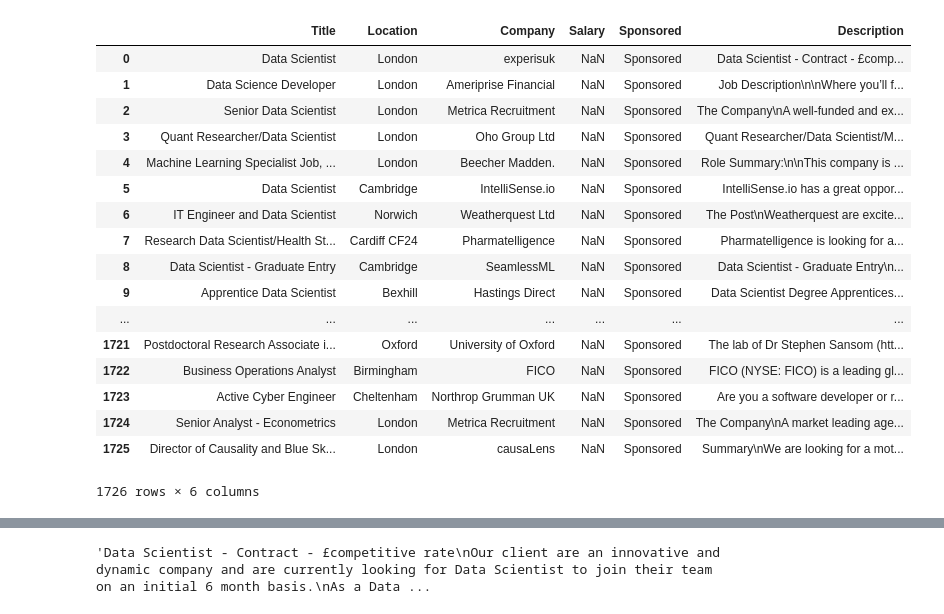
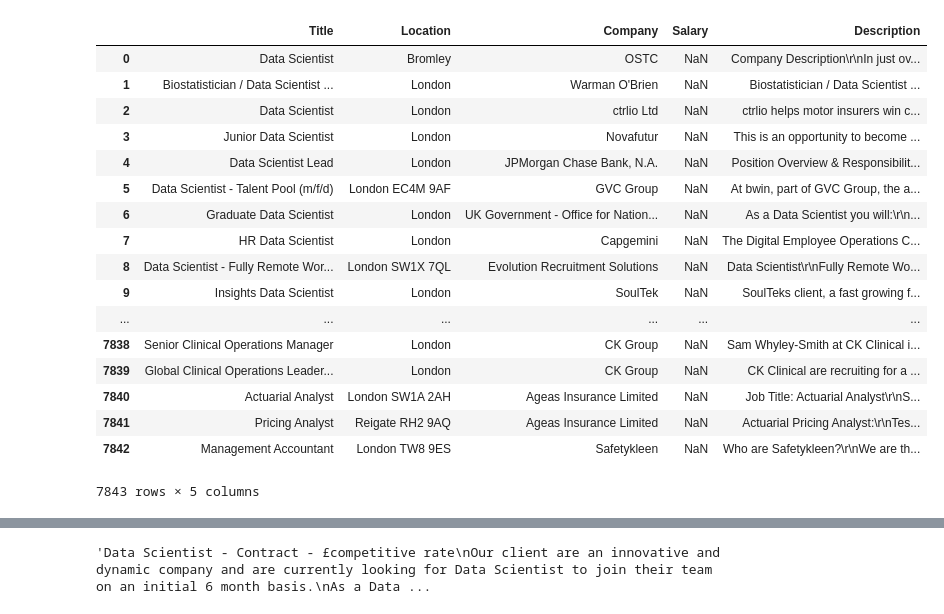
Before and after one commit to iboraham/indeed-web-scraping, a Jupyter notebook: data-preprocessing.ipynb, the cells around one changed output, grey strips where cells are left out. Drawn from its saved outputs; the diff is of its cells as text; code cells hidden in the pictures.

```diff
--- a/data-preprocessing.ipynb
+++ b/data-preprocessing.ipynb
@@ -1,26 +1,26 @@
 # %%
 import pandas as pd
 import numpy as np
 
-df=pd.read_csv('df.csv')
+df=pd.read_csv('df_broad.csv')
 df
 # %% [output]
-|  | Title | Location | Company | Salary | Sponsored | Description |
-| 0 | Data Scientist | London | experisuk | NaN | Sponsored | Data Scientist - Contract - £comp... |
-| 1 | Data Science Developer | London | Ameriprise Financial | NaN | Sponsored | Job Description\n\nWhere you’ll f... |
-| 2 | Senior Data Scientist | London | Metrica Recruitment | NaN | Sponsored | The Company\nA well-funded and ex... |
-| 3 | Quant Researcher/Data Scientist | London | Oho Group Ltd | NaN | Sponsored | Quant Researcher/Data Scientist/M... |
-| 4 | Machine Learning Specialist Job, ... | London | Beecher Madden. | NaN | Sponsored | Role Summary:\n\nThis company is ... |
-| 5 | Data Scientist | Cambridge | IntelliSense.io | NaN | Sponsored | IntelliSense.io has a great oppor... |
-| 6 | IT Engineer and Data Scientist | Norwich | Weatherquest Ltd | NaN | Sponsored | The Post\nWeatherquest are excite... |
-| 7 | Research Data Scientist/Health St... | Cardiff CF24 | Pharmatelligence | NaN | Sponsored | Pharmatelligence is looking for a... |
-| 8 | Data Scientist - Graduate Entry | Cambridge | SeamlessML | NaN | Sponsored | Data Scientist - Graduate Entry\n... |
-| 9 | Apprentice Data Scientist | Bexhill | Hastings Direct | NaN | Sponsored | Data Scientist Degree Apprentices... |
-| ... | ... | ... | ... | ... | ... | ... |
-| 1721 | Postdoctoral Research Associate i... | Oxford | University of Oxford | NaN | Sponsored | The lab of Dr Stephen Sansom (htt... |
-| 1722 | Business Operations Analyst | Birmingham | FICO | NaN | Sponsored | FICO (NYSE: FICO) is a leading gl... |
-| 1723 | Active Cyber Engineer | Cheltenham | Northrop Grumman UK | NaN | Sponsored | Are you a software developer or r... |
-| 1724 | Senior Analyst - Econometrics | London | Metrica Recruitment | NaN | Sponsored | The Company\nA market leading age... |
-| 1725 | Director of Causality and Blue Sk... | London | causaLens | NaN | Sponsored | Summary\nWe are looking for a mot... |
+|  | Title | Location | Company | Salary | Description |
+| 0 | Data Scientist | Bromley | OSTC | NaN | Company Description\r\nIn just ov... |
+| 1 | Biostatistician / Data Scientist ... | London | Warman O'Brien | NaN | Biostatistician / Data Scientist ... |
+| 2 | Data Scientist | London | ctrlio Ltd | NaN | ctrlio helps motor insurers win c... |
+| 3 | Junior Data Scientist | London | Novafutur | NaN | This is an opportunity to become ... |
+| 4 | Data Scientist Lead | London | JPMorgan Chase Bank, N.A. | NaN | Position Overview & Responsibilit... |
+| 5 | Data Scientist - Talent Pool (m/f/d) | London EC4M 9AF | GVC Group | NaN | At bwin, part of GVC Group, the a... |
+| 6 | Graduate Data Scientist | London | UK Government - Office for Nation... | NaN | As a Data Scientist you will:\r\n... |
+| 7 | HR Data Scientist | London | Capgemini | NaN | The Digital Employee Operations C... |
+| 8 | Data Scientist - Fully Remote Wor... | London SW1X 7QL | Evolution Recruitment Solutions | NaN | Data Scientist\r\nFully Remote Wo... |
+| 9 | Insights Data Scientist | London | SoulTek | NaN | SoulTeks client, a fast growing f... |
+| ... | ... | ... | ... | ... | ... |
+| 7838 | Senior Clinical Operations Manager | London | CK Group | NaN | Sam Whyley-Smith at CK Clinical i... |
+| 7839 | Global Clinical Operations Leader... | London | CK Group | NaN | CK Clinical are recruiting for a ... |
+| 7840 | Actuarial Analyst | London SW1A 2AH | Ageas Insurance Limited | NaN | Job Title: Actuarial Analyst\r\nS... |
+| 7841 | Pricing Analyst | Reigate RH2 9AQ | Ageas Insurance Limited | NaN | Actuarial Pricing Analyst:\r\nTes... |
+| 7842 | Management Accountant | London TW8 9ES | Safetykleen | NaN | Who are Safetykleen?\r\nWe are th... |
-1726 rows × 6 columns
+7843 rows × 5 columns
 # %%
```
Also changed, not shown: parts of 2 cells of this notebook, 3 other files.
